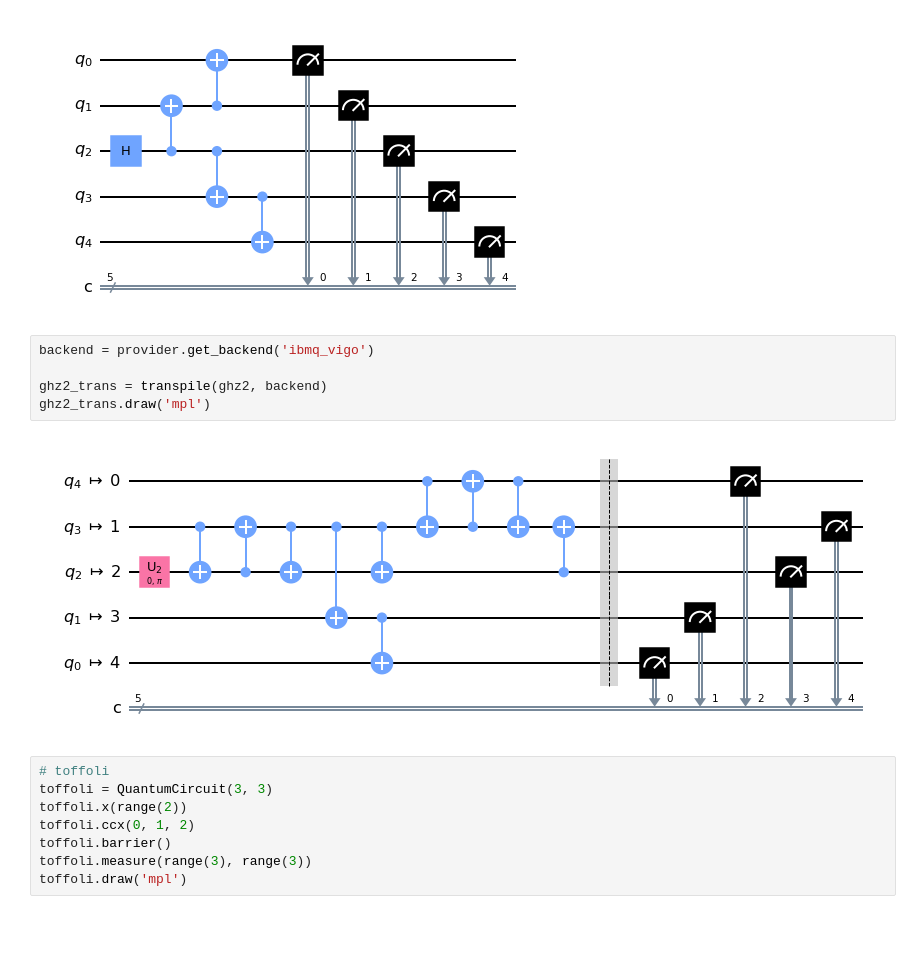
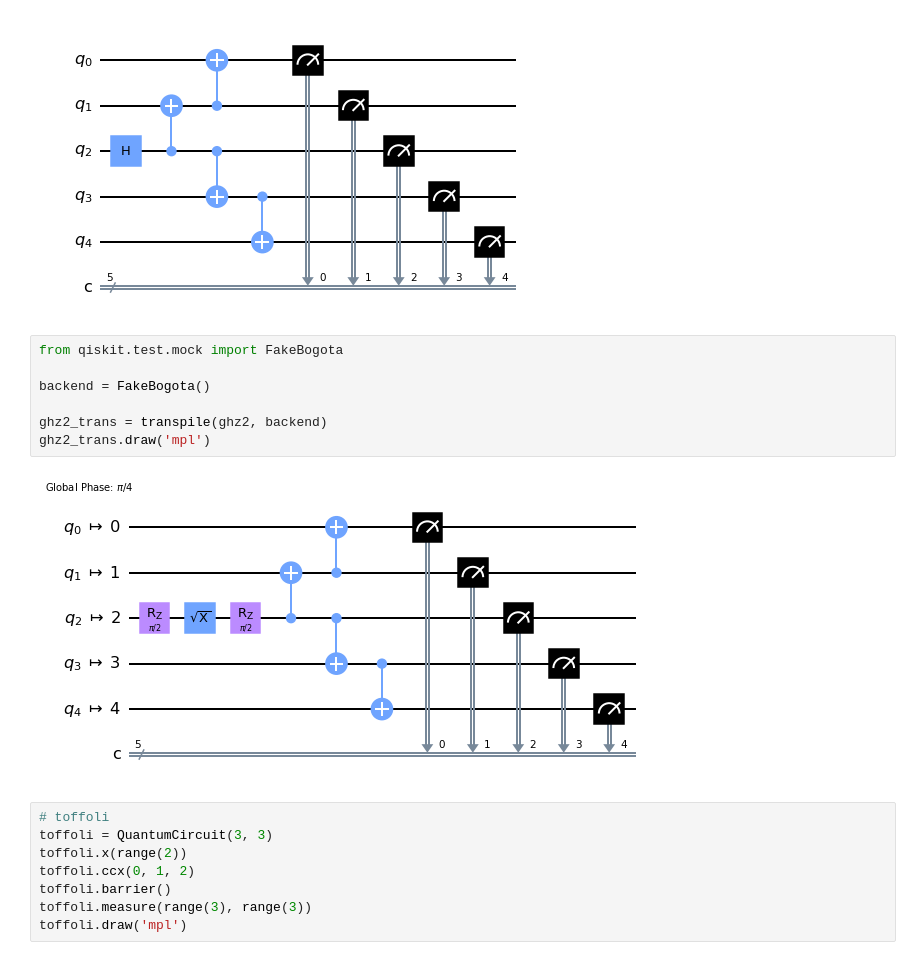
Before and after one commit to dongsin-kim/MyNotebook, a Jupyter notebook: Session2_Algorithm.ipynb, the cells around one changed output. Drawn from its saved outputs; the diff is of its cells as text; blank space fills up the shorter version.

```diff
--- a/Session2_Algorithm.ipynb
+++ b/Session2_Algorithm.ipynb
@@ -92,12 +114,14 @@ ghz2.draw('mpl')
 # %% [output]
 [figure]
 # %%
-backend = provider.get_backend('ibmq_vigo')
+from qiskit.test.mock import FakeBogota
+
+backend = FakeBogota()
 
 ghz2_trans = transpile(ghz2, backend)
 ghz2_trans.draw('mpl')
 # %% [output]
-[figure, old version]
+[figure, new version]
 # %%
 # toffoli
 toffoli = QuantumCircuit(3, 3)
```
Also changed, not shown: parts of 25 cells of this notebook.
